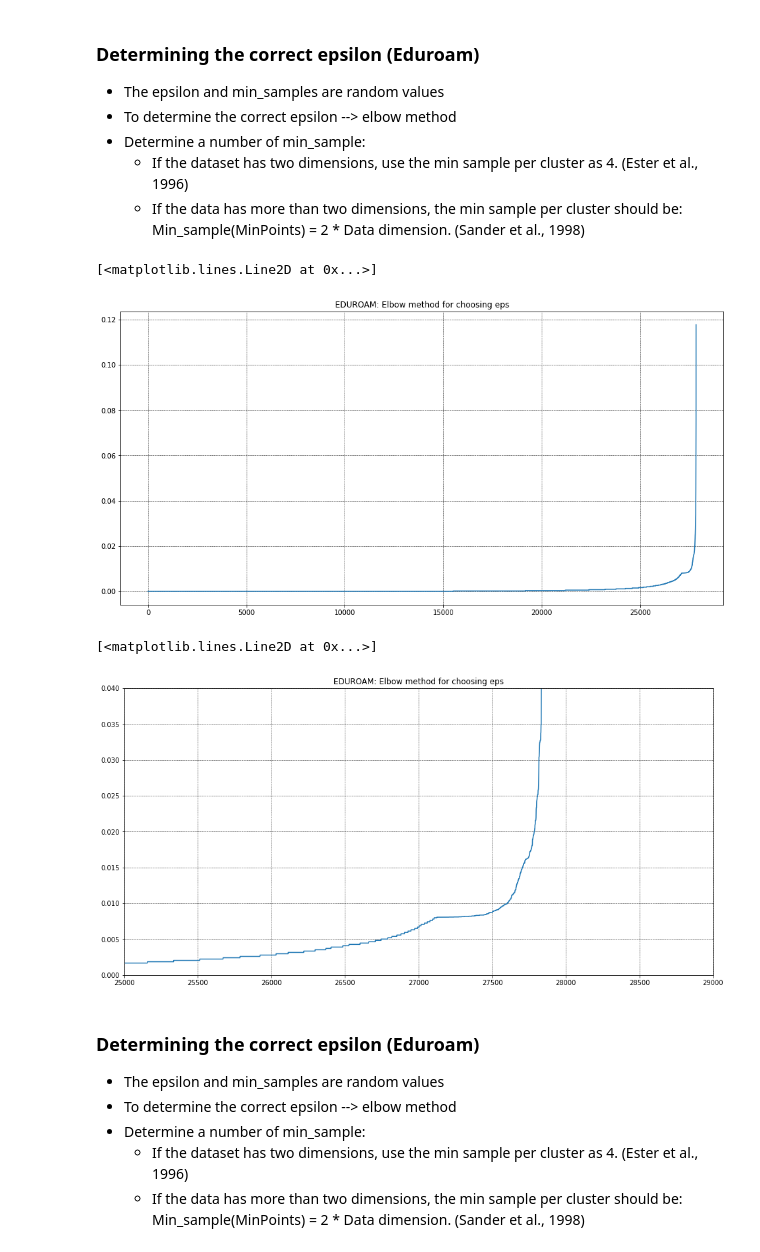
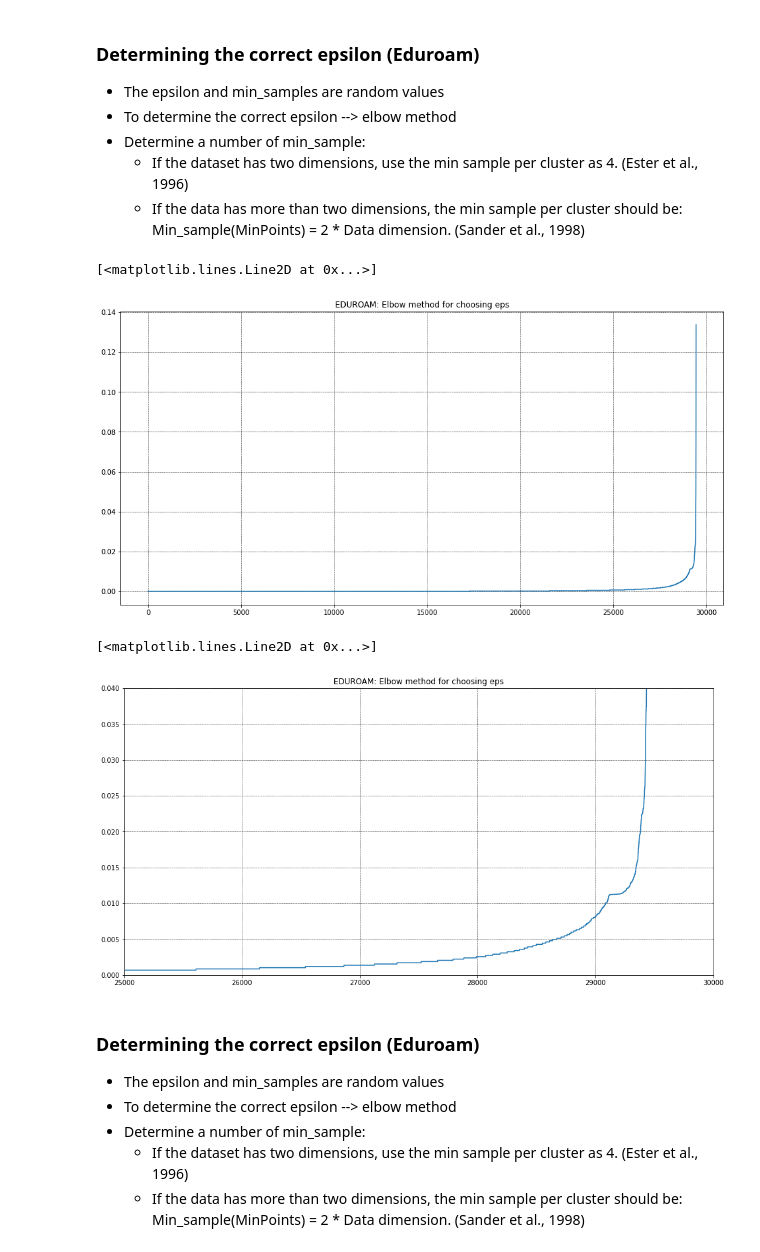
Before and after one commit to alvaroanua/TFG, a Jupyter notebook: DBSCAN/DBSCAN_Dublin_Tardes.ipynb, the cells around one changed output. Drawn from its saved outputs; the diff is of its cells as text; code cells hidden in the pictures.

```diff
--- a/DBSCAN/DBSCAN_Dublin_Tardes.ipynb
+++ b/DBSCAN/DBSCAN_Dublin_Tardes.ipynb
@@ -121,21 +121,21 @@ df_channel = df1_channel.copy()
 df_channel_eduroam = df1_channel.copy()
 df_channel_ditwifi = df1_channel.copy()
 
-# Filter data of random days (22,23, 24 and 25 -08-2022) only created in the mornings (7h-15h)
-df_channel = df_channel[((df_channel['created_at'] > '2018-05-22 07:00:00') & (df_channel['created_at'] <= '2018-05-22 15:00:00')) |
-((df_channel['created_at'] > '2018-05-23 07:00:00') & (df_channel['created_at'] <= '2018-05-23 15:00:00')) |
-((df_channel['created_at'] > '2018-05-24 07:00:00') & (df_channel['created_at'] <= '2018-05-24 15:00:00')) |
-((df_channel['created_at'] > '2018-05-25 07:00:00') & (df_channel['created_at'] <= '2018-05-25 15:00:00'))]
+# Filter data of random days (22,23, 24 and 25 -08-2022) only created in the afternoons (15h-21h)
+df_channel = df_channel[((df_channel['created_at'] > '2018-05-22 15:00:00') & (df_channel['created_at'] <= '2018-05-22 21:00:00')) |
+((df_channel['created_at'] > '2018-05-23 15:00:00') & (df_channel['created_at'] <= '2018-05-23 21:00:00')) |
+((df_channel['created_at'] > '2018-05-24 15:00:00') & (df_channel['created_at'] <= '2018-05-24 21:00:00')) |
+((df_channel['created_at'] > '2018-05-25 15:00:00') & (df_channel['created_at'] <= '2018-05-25 21:00:00'))]
 
-df_channel_eduroam = df_channel_eduroam[((df_channel['created_at'] > '2018-05-22 07:00:00') & (df_channel_eduroam['created_at'] <= '2018-05-22 15:00:00')) |
-((df_channel_eduroam['created_at'] > '2018-05-23 07:00:00') & (df_channel_eduroam['created_at'] <= '2018-05-23 15:00:00')) |
-((df_channel_eduroam['created_at'] > '2018-05-24 07:00:00') & (df_channel_eduroam['created_at'] <= '2018-05-24 15:00:00')) |
-((df_channel_eduroam['created_at'] > '2018-05-25 07:00:00') & (df_channel_eduroam['created_at'] <= '2018-05-25 15:00:00'))]
+df_channel_eduroam = df_channel_eduroam[((df_channel['created_at'] > '2018-05-22 15:00:00') & (df_channel_eduroam['created_at'] <= '2018-05-22 21:00:00')) |
+((df_channel_eduroam['created_at'] > '2018-05-23 15:00:00') & (df_channel_eduroam['created_at'] <= '2018-05-23 21:00:00')) |
+((df_channel_eduroam['created_at'] > '2018-05-24 15:00:00') & (df_channel_eduroam['created_at'] <= '2018-05-24 21:00:00')) |
+((df_channel_eduroam['created_at'] > '2018-05-25 15:00:00') & (df_channel_eduroam['created_at'] <= '2018-05-25 21:00:00'))]
 
-df_channel_ditwifi = df_channel_ditwifi[((df_channel_ditwifi['created_at'] > '2018-05-22 07:00:00') & (df_channel_ditwifi['created_at'] <= '2018-05-22 15:00:00')) |
-((df_channel_ditwifi['created_at'] > '2018-05-23 07:00:00') & (df_channel_ditwifi['created_at'] <= '2018-05-23 15:00:00')) |
-((df_channel_ditwifi['created_at'] > '2018-05-24 07:00:00') & (df_channel_ditwifi['created_at'] <= '2018-05-24 15:00:00')) |
-((df_channel_ditwifi['created_at'] > '2018-05-25 07:00:00') & (df_channel_ditwifi['created_at'] <= '2018-05-25 15:00:00'))]
+df_channel_ditwifi = df_channel_ditwifi[((df_channel_ditwifi['created_at'] > '2018-05-22 15:00:00') & (df_channel_ditwifi['created_at'] <= '2018-05-22 21:00:00')) |
+((df_channel_ditwifi['created_at'] > '2018-05-23 15:00:00') & (df_channel_ditwifi['created_at'] <= '2018-05-23 21:00:00')) |
+((df_channel_ditwifi['created_at'] > '2018-05-24 15:00:00') & (df_channel_ditwifi['created_at'] <= '2018-05-24 21:00:00')) |
+((df_channel_ditwifi['created_at'] > '2018-05-25 15:00:00') & (df_channel_ditwifi['created_at'] <= '2018-05-25 21:00:00'))]
 
 # 1st drop unnnecesary data (All except monitor_radio_id, bw_busy and total_devices)
 df_channel.drop(labels=["channel_id","posted_data_id","location_id","channel","transmission_rate","noise","contention","frames_total","frames_data",
@@ -369,25 +369,25 @@ plt.grid(color = 'black', linestyle = '--', linewidth = 0.5)
 plt.plot(distances_eduroam)
 # %% [output]
 [<matplotlib.lines.Line2D at 0x...>]
-[figure, old version]
+[figure, new version]
 # %%
 #Expand image (Eduroam)
 # Calculate avg. distance between each point in the data set
 neighbours_eduroam = NearestNeighbors(n_neighbors=n_eduroam)
 neighbors_fit_eduroam = neighbours_eduroam.fit(df_escalado_eduroam)
 distances_eduroam, indices_eduroam = neighbors_fit_eduroam.kneighbors(df_escalado_eduroam)
 distances_eduroam = np.sort(distances_eduroam[:,1], axis=0) #To obtain the distance of the sorted distances
 
 # Plot
 plt.figure(figsize=(16,8))
 plt.title("EDUROAM: Elbow method for choosing eps")
 plt.ylim(0, 0.04)
-plt.xlim(25000, 29000)
+plt.xlim(25000, 30000)
 plt.grid(color = 'black', linestyle = '--', linewidth = 0.5)
 plt.plot(distances_eduroam)
 # %% [output]
 [<matplotlib.lines.Line2D at 0x...>]
-[figure, old version]
+[figure, new version]
 # %% [markdown]
 ### Determining the correct epsilon (Eduroam)
 * The epsilon and min_samples are random values
```
Also changed, not shown: parts of 23 cells of this notebook.
